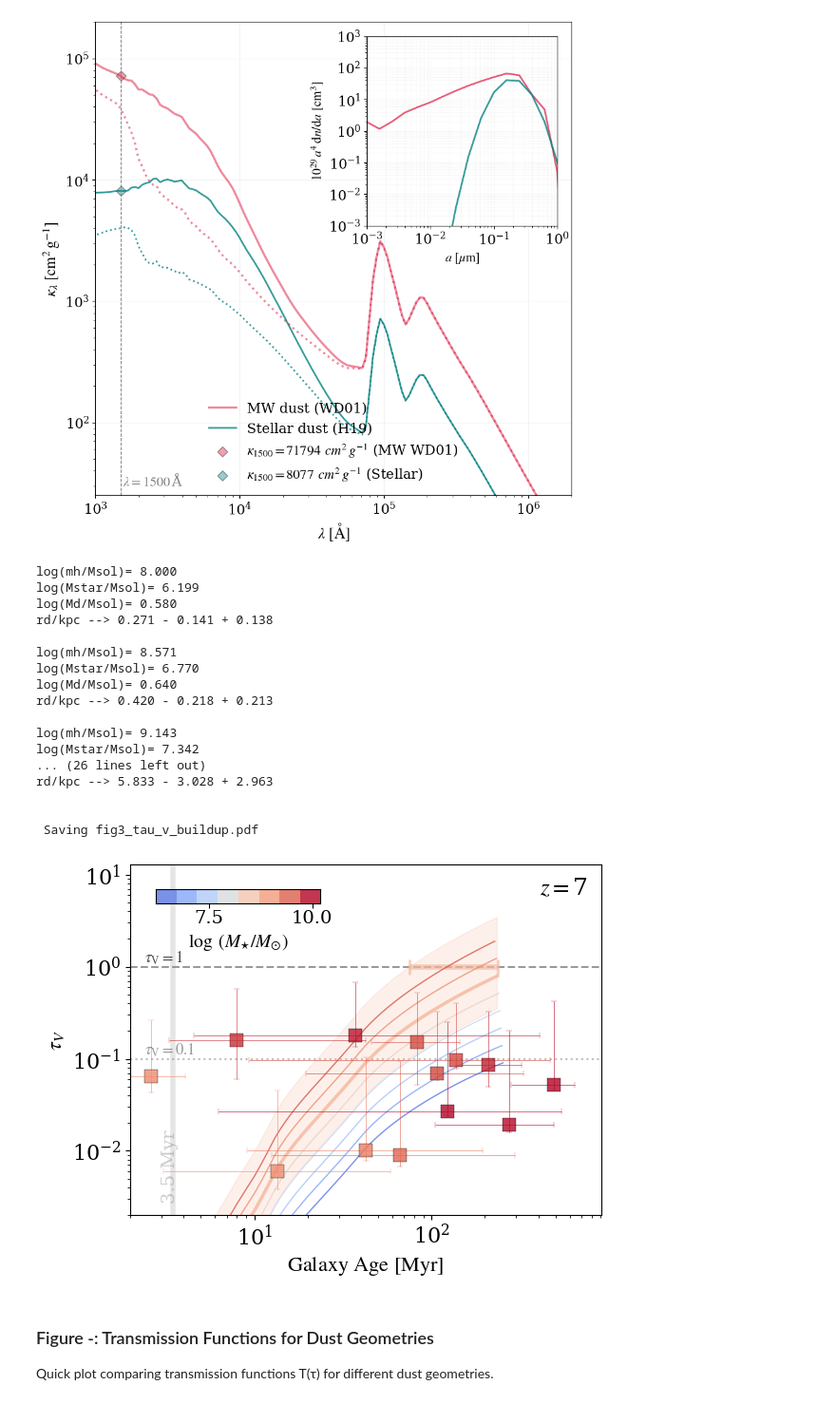
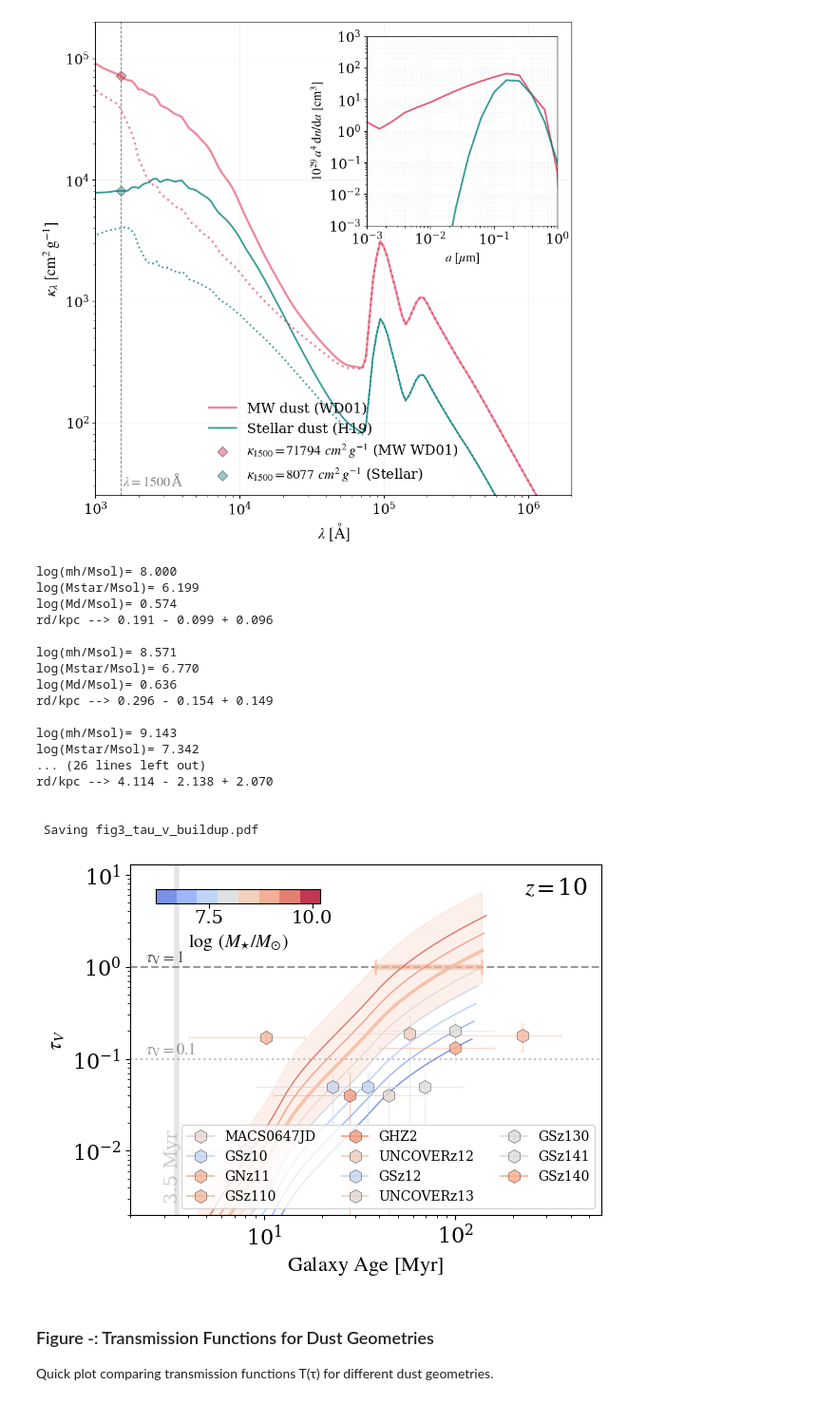
Before and after one commit to LauraSommovigo/dust_JWST_highz, a Jupyter notebook: notebooks/main.ipynb, the cells around one changed output. Shown at 95% size. Saved outputs shown, nothing was run; the diff lists cells and outputs as text; code cells hidden in the pictures.

```diff
--- a/notebooks/main.ipynb
+++ b/notebooks/main.ipynb
@@ -402,7 +405,7 @@ Set key parameters for the SAM:
 # Model parameters
 
 
-redshift = 7  # Target redshift
+redshift = 10  # Target redshift (7,10,14)
 OUTPUT_DIR = (OUTPUT_DIR / f"z{int(redshift)}").resolve()
 OUTPUT_DIR.mkdir(parents=True, exist_ok=True)
 Mh_array = np.logspace(8, 12, 8)  # Halo mass range (same as Yung+23)
@@ -1075,40 +1078,40 @@ if redshift == 7:
             ms=10.0,
             marker="s",
             capsize=2.5,
             mec="black",
             elinewidth=0.5,
             alpha=0.8,
             color=custom_colormap(
                 (row["log_Mstar"] - np.log10(Mstar_array).min())
                 / (np.log10(Mstar_array).max() - np.log10(Mstar_array).min())
             ),
             mew=0.3,
         )
 
 ax.text(0.97, 0.93, "$z=$" + str(int(redshift)), fontsize=18, transform=ax.transAxes, ha="right", va="center")
-
+ax.legend(frameon=True, ncols=3, fontsize=10)
 print("\n\n Saving fig3_tau_v_buildup.pdf")
 fig.savefig(OUTPUT_DIR / "fig3_tau_v_buildup.pdf", bbox_inches="tight")
 plt.show()
 # %% [output]
 log(mh/Msol)= 8.000
 log(Mstar/Msol)= 6.199
-log(Md/Msol)= 0.580
-rd/kpc --> 0.271 - 0.141 + 0.138
+log(Md/Msol)= 0.574
+rd/kpc --> 0.191 - 0.099 + 0.096
 
 log(mh/Msol)= 8.571
 log(Mstar/Msol)= 6.770
-log(Md/Msol)= 0.640
-rd/kpc --> 0.420 - 0.218 + 0.213
+log(Md/Msol)= 0.636
+rd/kpc --> 0.296 - 0.154 + 0.149
 
 log(mh/Msol)= 9.143
 log(Mstar/Msol)= 7.342
 ... (26 lines left out)
-rd/kpc --> 5.833 - 3.028 + 2.963
+rd/kpc --> 4.114 - 2.138 + 2.070
 
 
  Saving fig3_tau_v_buildup.pdf
-[figure, old version]
+[figure, new version]
 # %% [markdown]
 ### Figure -:  Transmission Functions for Dust Geometries
 
```
Also changed, not shown: parts of 13 cells of this notebook, 6 other files.
